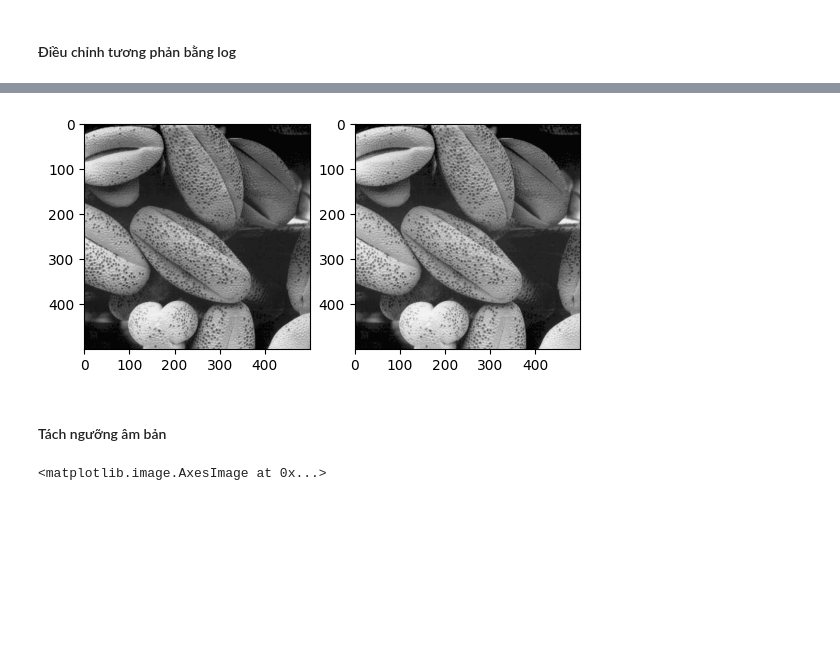
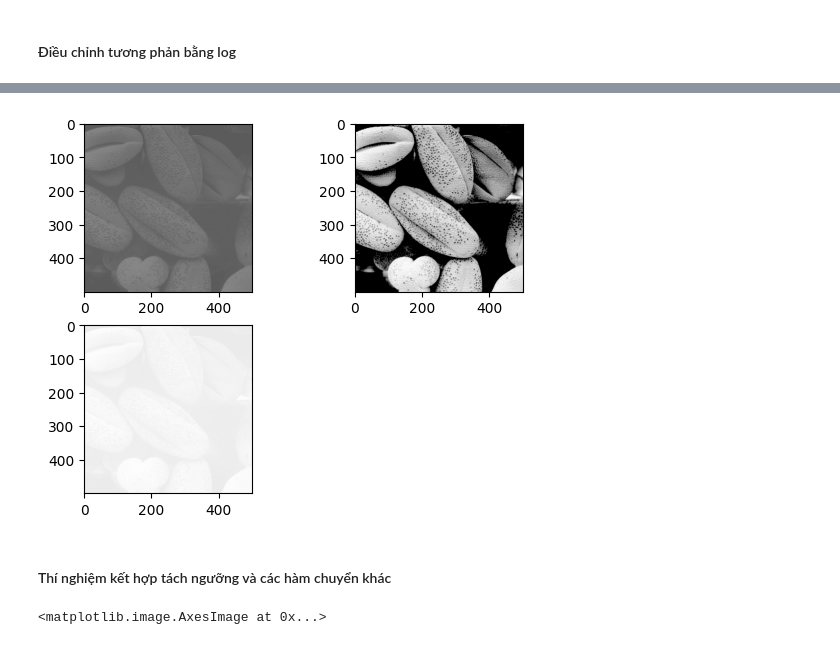
Before and after one commit to Minhdd1413/Image_Processing, a Jupyter notebook: Week2.ipynb, the cells around one changed output, grey strips where cells are left out. Saved outputs shown, nothing was run; the diff lists cells and outputs as text; code cells hidden in the pictures; blank space fills up the shorter version.

```diff
--- a/Week2.ipynb
+++ b/Week2.ipynb
@@ -9,4 +11,4 @@ import cv2
 # %%
-def logarit(img):
-    c = 255 / np.log(1 + np.max(img))
-    return c * (np.log(img + 1))
+def logarit(img, a):
+    c = 255 / np.log(np.max(img + a))
+    return np.uint8(c * (np.log(img + a)))
@@ -13,16 +23,17 @@ def logarit(img):
 # %%
 # test
-img = plt.imread('img2.jpg')
-img_log = logarit(img)
-
-# biểu diễn 2 ảnh trên 2 đồ thị
-plt.subplot(121)
+img = cv2.imread('img2.jpg')
+plt.subplot(221)
 plt.imshow(img, cmap='gray')
-plt.subplot(122)
-plt.imshow(img_log, cmap='gray')
+img1 = logarit(img, -100)
+plt.subplot(222)
+plt.imshow(img1, cmap='gray')
+img2 = logarit(img, 10)
+plt.subplot(223)
+plt.imshow(img2, cmap='gray')
 plt.show()
 # %% [output]
-[figure, old version]
+[figure, new version]
-# %% [markdown]
-#### Tách ngưỡng âm bản
+# %% [markdown]
+#### Thí nghiệm kết hợp tách ngưỡng và các hàm chuyển khác
 # %%
```
Also changed, not shown: parts of 13 cells of this notebook, 1 other file.
